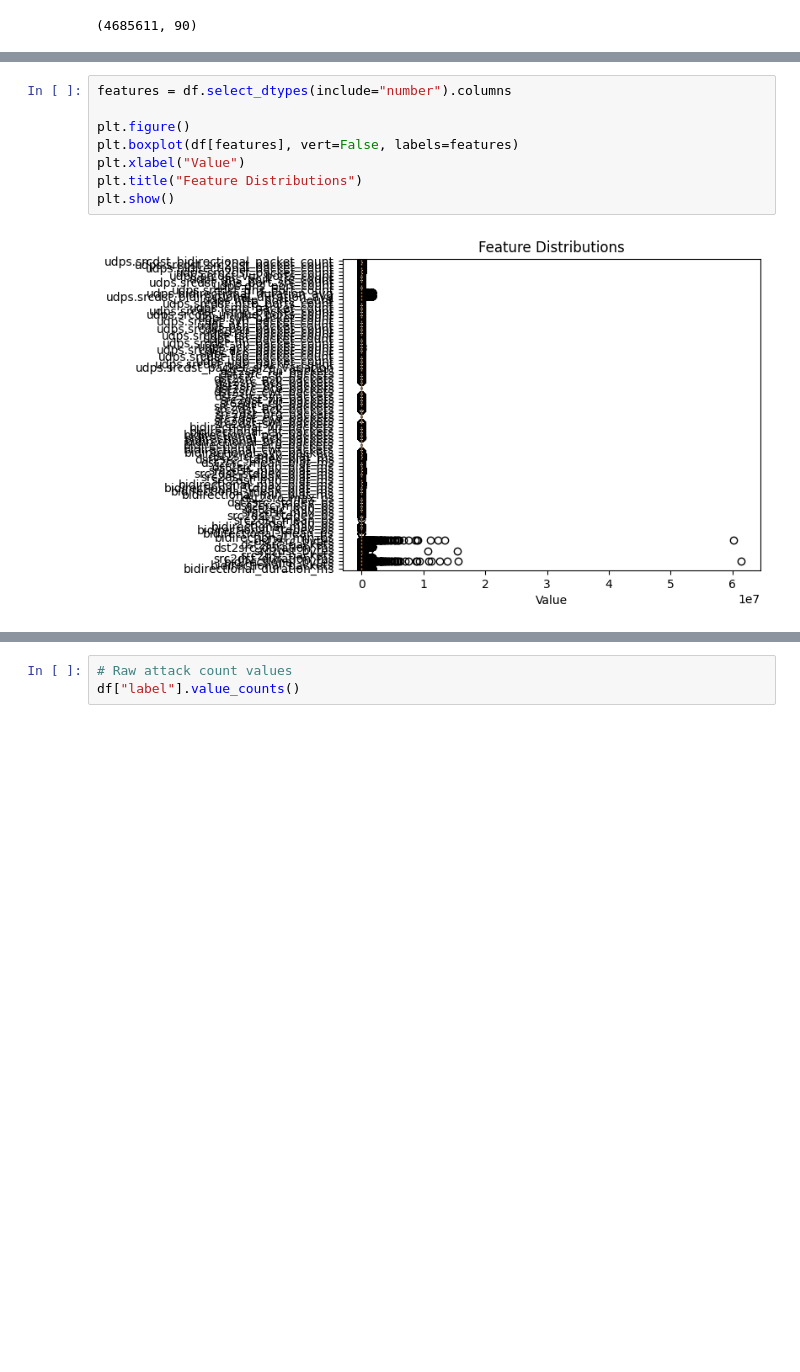
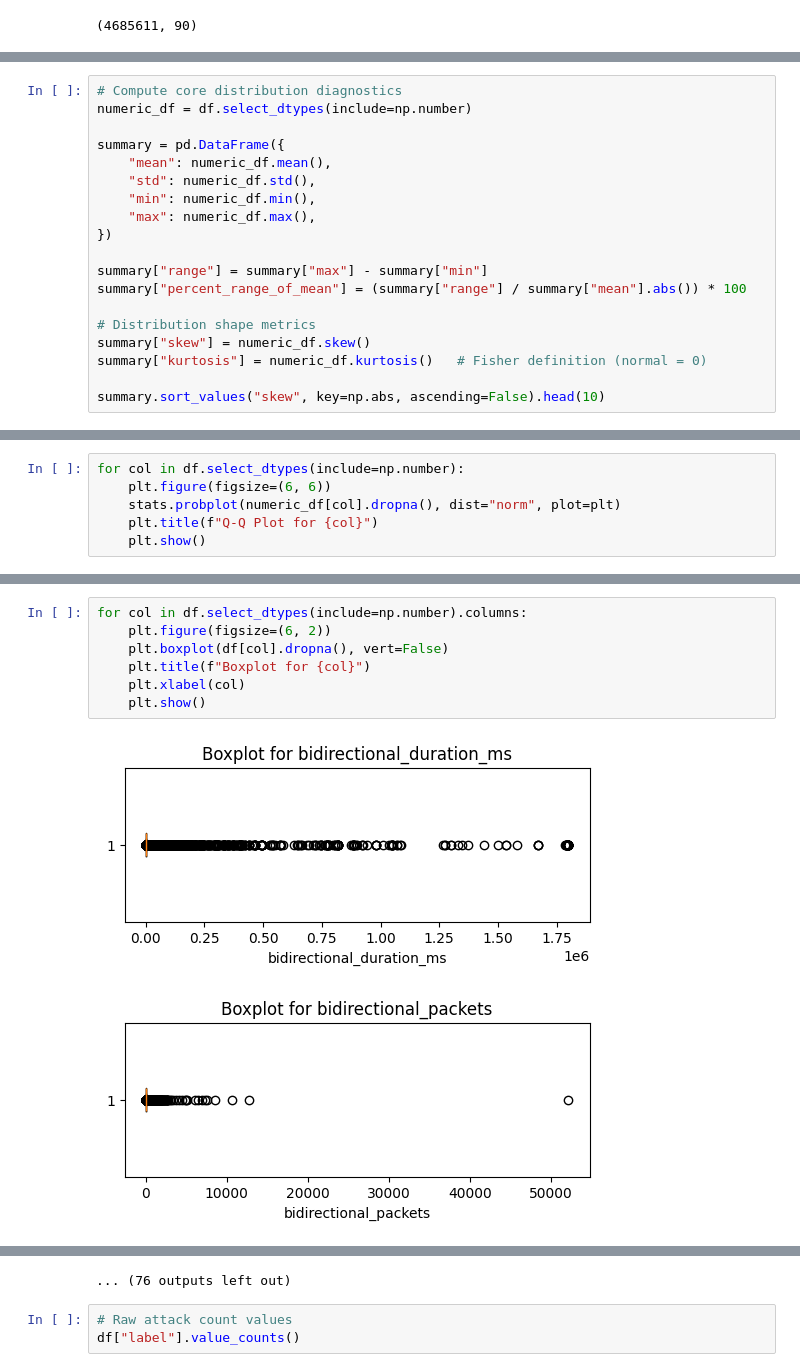
Before and after one commit to NU-Academics/DIS_Hughen, a Jupyter notebook: EDA_CIC2019.ipynb, the cells around one changed output, grey strips where cells are left out. Saved outputs shown, nothing was run; the diff lists cells and outputs as text; blank space fills up the shorter version.

```diff
--- a/EDA_CIC2019.ipynb
+++ b/EDA_CIC2019.ipynb
@@ -98,3 +117,22 @@ df.describe().T
 | udps.bidirectional_packet_count | 4685611.0 | 5226.409490 | 9034.973557 | 1.0 | 700.000000 | 728.000000 | 1922.000000 | 7.034600e+04 |
 | udps.srcdst_src2dst_packet_count | 4685611.0 | 5207.701567 | 9035.998162 | 1.0 | 700.000000 | 716.000000 | 1858.000000 | 7.034400e+04 |
 | udps.srcdst_bidirectional_packet_... | 4685611.0 | 5222.516534 | 9036.401521 | 1.0 | 700.000000 | 726.000000 | 1908.000000 | 7.034600e+04 |
+# %%
+# Compute core distribution diagnostics
+numeric_df = df.select_dtypes(include=np.number)
+
+summary = pd.DataFrame({
+    "mean": numeric_df.mean(),
+    "std": numeric_df.std(),
+    "min": numeric_df.min(),
+    "max": numeric_df.max(),
+})
+
+summary["range"] = summary["max"] - summary["min"]
+summary["percent_range_of_mean"] = (summary["range"] / summary["mean"].abs()) * 100
+
+# Distribution shape metrics
+summary["skew"] = numeric_df.skew()
+summary["kurtosis"] = numeric_df.kurtosis()   # Fisher definition (normal = 0)
+
+summary.sort_values("skew", key=np.abs, ascending=False).head(10)
@@ -100,0 +151,6 @@ df.describe().T
+# %%
+for col in df.select_dtypes(include=np.number):
+    plt.figure(figsize=(6, 6))
+    stats.probplot(numeric_df[col].dropna(), dist="norm", plot=plt)
+    plt.title(f"Q-Q Plot for {col}")
+    plt.show()
@@ -101,10 +171,10 @@ df.describe().T
 # %%
-features = df.select_dtypes(include="number").columns
-
-plt.figure()
-plt.boxplot(df[features], vert=False, labels=features)
-plt.xlabel("Value")
-plt.title("Feature Distributions")
-plt.show()
+for col in df.select_dtypes(include=np.number).columns:
+    plt.figure(figsize=(6, 2))
+    plt.boxplot(df[col].dropna(), vert=False)
+    plt.title(f"Boxplot for {col}")
+    plt.xlabel(col)
+    plt.show()
 # %% [output]
-[figure, old version]
+[figure, new version]
+[figure, added]
@@ -111,3 +191,4 @@ plt.show()
+... (76 outputs left out)
 # %%
 # Raw attack count values
 df["label"].value_counts()
```
Also changed, not shown: parts of 8 cells of this notebook.
